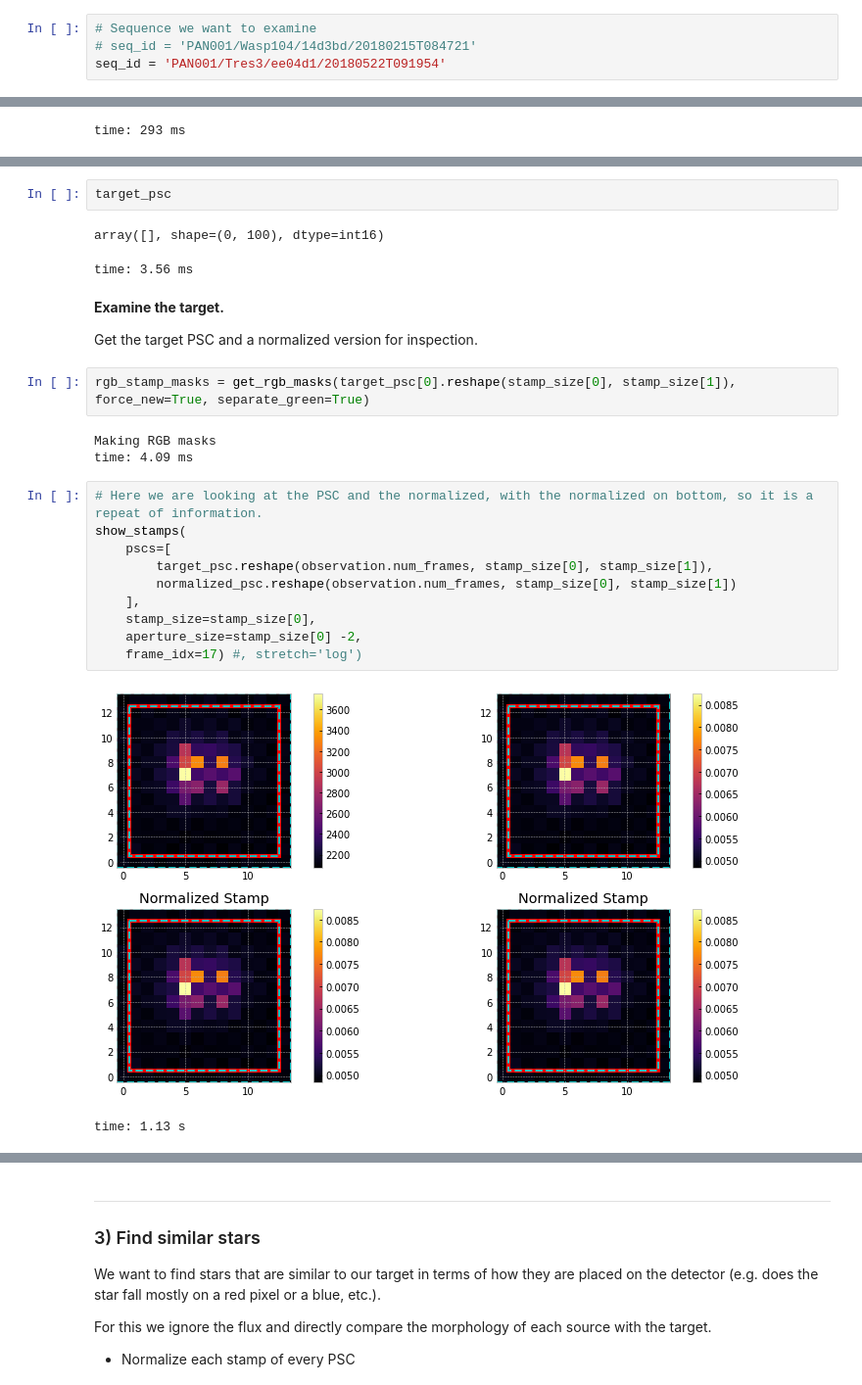
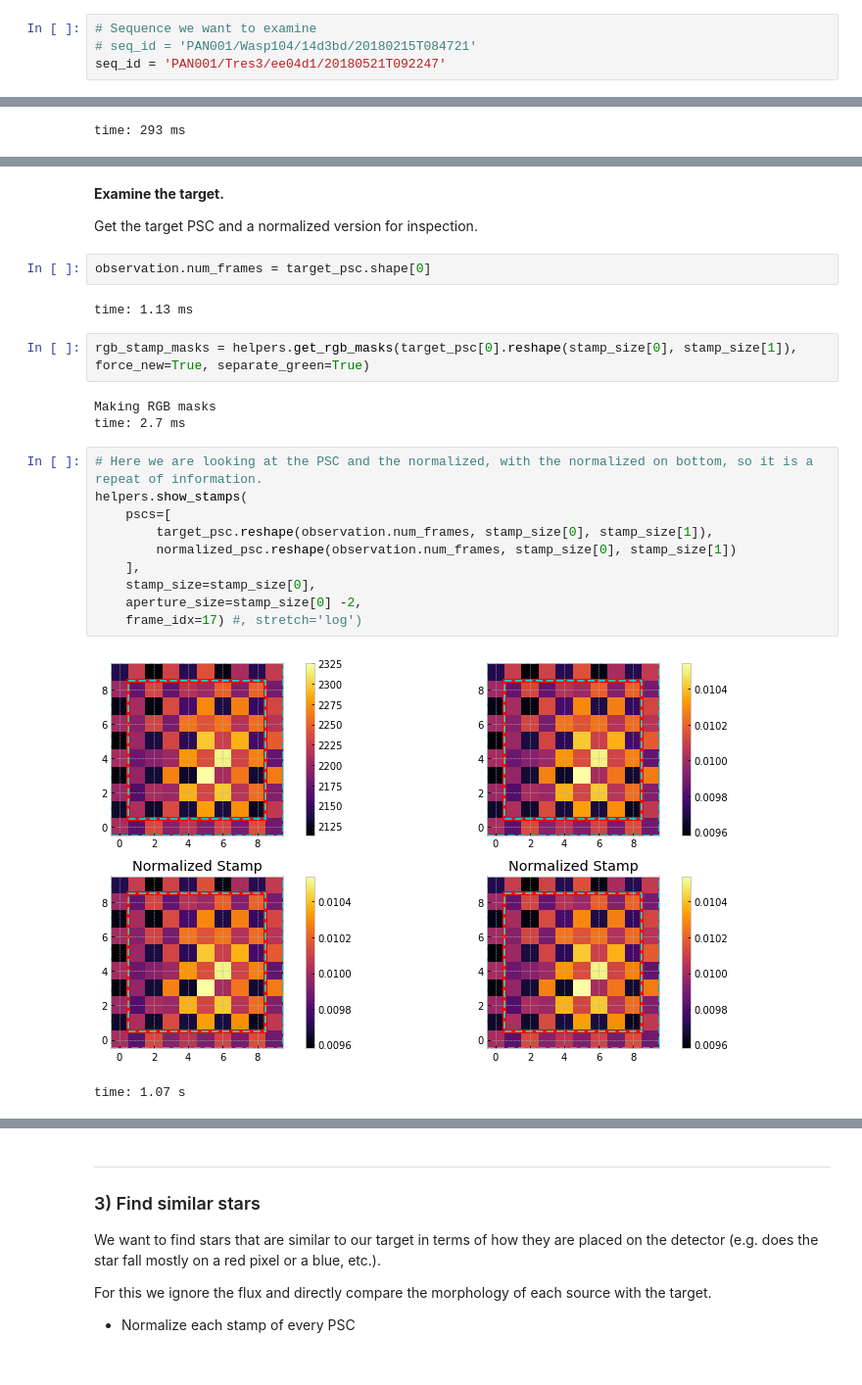
Before and after one commit to panoptes/panoptes-pipeline, a Jupyter notebook: examples/notebooks/PIAA-Algorithm.ipynb, the cells around one changed output, grey strips where cells are left out. Shown at 98% size. Cells and saved outputs as stored; diff of their text form.

```diff
--- a/examples/notebooks/PIAA-Algorithm.ipynb
+++ b/examples/notebooks/PIAA-Algorithm.ipynb
@@ -50,5 +50,5 @@ time: 2.09 ms
 # %%
 # Sequence we want to examine
 # seq_id = 'PAN001/Wasp104/14d3bd/20180215T084721'
-seq_id = 'PAN001/Tres3/ee04d1/20180522T091954'
+seq_id = 'PAN001/Tres3/ee04d1/20180521T092247'
 # %% [output]
@@ -137,29 +144,28 @@ time: 2.59 ms
-# %%
-target_psc
-# %% [output]
-array([], shape=(0, 100), dtype=int16)
-time: 3.56 ms
 # %% [markdown]
 **Examine the target.**
 
 Get the target PSC and a normalized version for inspection.
+# %%
+observation.num_frames = target_psc.shape[0]
+# %% [output]
+time: 1.13 ms
 # %%
-rgb_stamp_masks = get_rgb_masks(target_psc[0].reshape(stamp_size[0], stamp_size[1]), force_new=True, separate_green=True)
+rgb_stamp_masks = helpers.get_rgb_masks(target_psc[0].reshape(stamp_size[0], stamp_size[1]), force_new=True, separate_green=True)
 # %% [output]
 Making RGB masks
-time: 4.09 ms
+time: 2.7 ms
 # %%
 # Here we are looking at the PSC and the normalized, with the normalized on bottom, so it is a repeat of information.
-show_stamps(
+helpers.show_stamps(
     pscs=[
         target_psc.reshape(observation.num_frames, stamp_size[0], stamp_size[1]),
         normalized_psc.reshape(observation.num_frames, stamp_size[0], stamp_size[1])
     ],
     stamp_size=stamp_size[0],
     aperture_size=stamp_size[0] -2,
     frame_idx=17) #, stretch='log')
 # %% [output]
-[figure, old version]
+[figure, new version]
-time: 1.13 s
+time: 1.07 s
 # %%
 # Outputs an animation that can be played. Also outputs a first frame that is annoying and in the way.
```
Also changed, not shown: parts of 32 cells of this notebook, 1 other file.
